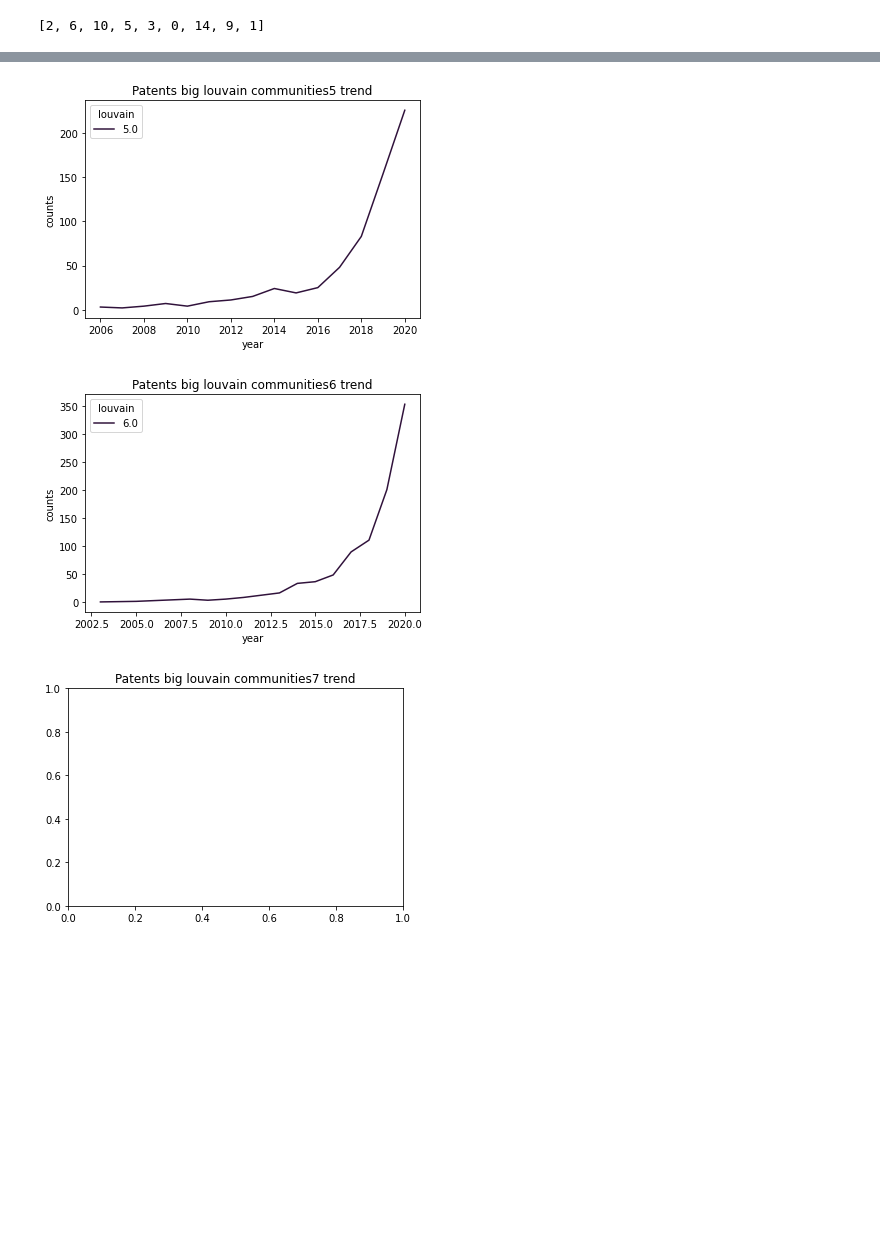
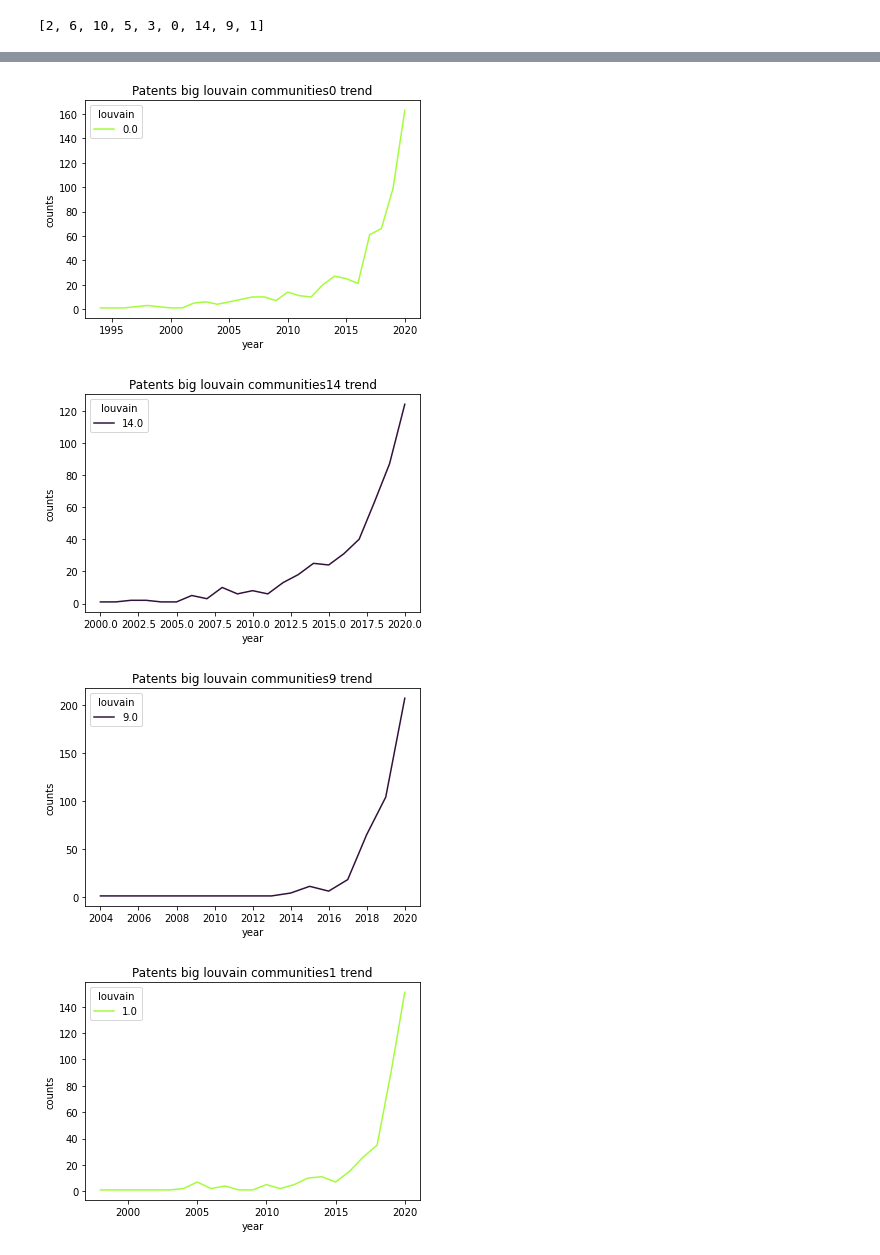
Before and after one commit to carloalbe/SCI-project, a Jupyter notebook: code/Trend analysis.ipynb, the cells around one changed output, grey strips where cells are left out. Cells and saved outputs as stored; diff of their text form; code cells hidden in the pictures; blank space fills up the shorter version.

```diff
--- a/code/Trend analysis.ipynb
+++ b/code/Trend analysis.ipynb
@@ -244,5 +301,3 @@ dtype: int64
 | US10637853B2 | 2 | Authentication techniques includi... | 2020-04-28 | ['US10706421B2', 'US20160269411A1... | \nA system, apparatus, method, an... | H04 | 2020 | \na system apparatus method and m... | 4 | ... |
 | US10558974B2 | 3 | Methods and systems of providing ... | 2020-02-11 | ['US20190149537A1', 'US2018030809... | \nA method and system of providin... | G06 | 2020 | \na method and system of providin... | 4 | ... |
 | US10769635B2 | 4 | Authentication techniques includi... | 2020-09-08 | ['US9531710B2', 'US10706421B2', '... | \nA system, apparatus, method, an... | G06 | 2020 | \na system apparatus method and m... | 1 | ... |
-# %%
-for i in
@@ -277,7 +328,7 @@ patentsLouvainCntByYear = patents.groupby(['louvain', 'year']).size().reset_inde
 patentsLouvainCntByYear = patentsLouvainCntByYear[patentsLouvainCntByYear['year'] != 2021]
 patentsLouvainCntByYear = patentsLouvainCntByYear[patentsLouvainCntByYear['louvain'].isin(groups)]
 # %%
-for i in range(8):
+for i in groups:
     plt.figure(i)
     s=sns.lineplot(data=patentsLouvainCntByYear[patentsLouvainCntByYear['louvain'] == i], x="year", y="counts", hue="louvain", legend="full", palette="turbo").set_title("Patents big louvain communities" + str(i) +" trend")
 # %% [output]
@@ -289,3 +340,4 @@ for i in range(8):
-[figure, old version]
+[figure, new version]
-[figure, old version]
+[figure, new version]
-[figure, old version]
+[figure, new version]
+[figure, added]
```
Also changed, not shown: parts of 12 cells of this notebook, 11 other files.
